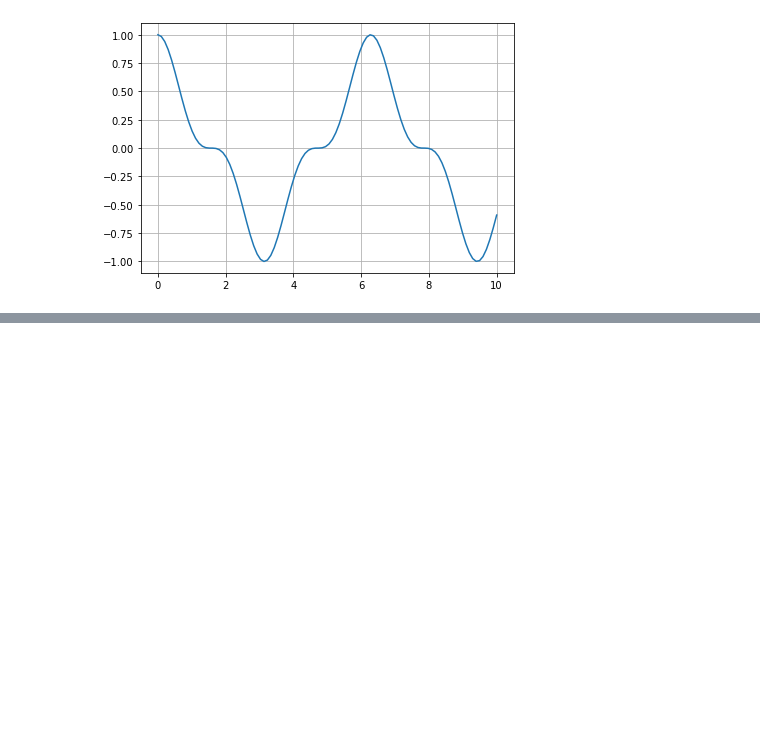
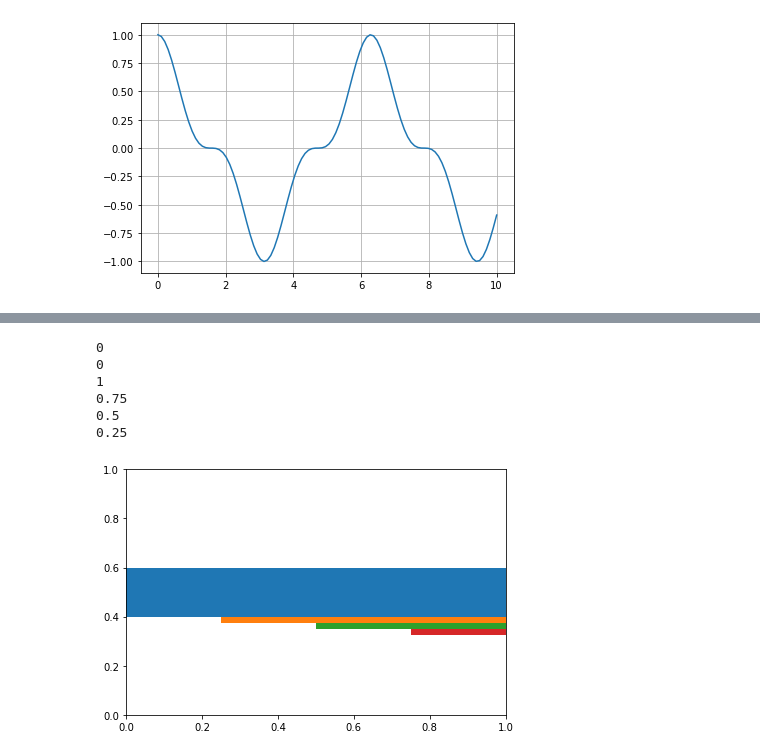
Before and after one commit to alexanderthclark/Matplotlib-for-Storytellers, a Jupyter notebook: python/Figure-Dev.ipynb, the cells around one changed output, grey strips where cells are left out. Cells and saved outputs as stored; diff of their text form; code cells hidden in the pictures; blank space fills up the shorter version.

```diff
--- a/python/Figure-Dev.ipynb
+++ b/python/Figure-Dev.ipynb
@@ -551,0 +635,26 @@ savepy('grids-multi')
+# %%
+fig, ax = plt.figure(), plt.axes()
+
+print(fig.get_zorder())
+print(ax.get_zorder())
+
+for i in [0, 0.25, .5, .75]:
+
+    t = ax.fill_between([i, 1], 0.4 - i/10, .6 - i/20,
+                        zorder = 1 - i)
+    print(t.get_zorder())
+
+ax.set_xlim(0,1)
+ax.set_ylim(0,1)
+#truncate
+plt.tight_layout()
+plt.savefig("reverse-z.pdf")
+plt.show()
+# %% [output]
+0
+0
+1
+0.75
+0.5
+0.25
+[figure, added]
```
Also changed, not shown: parts of 34 cells of this notebook, 54 other files.
